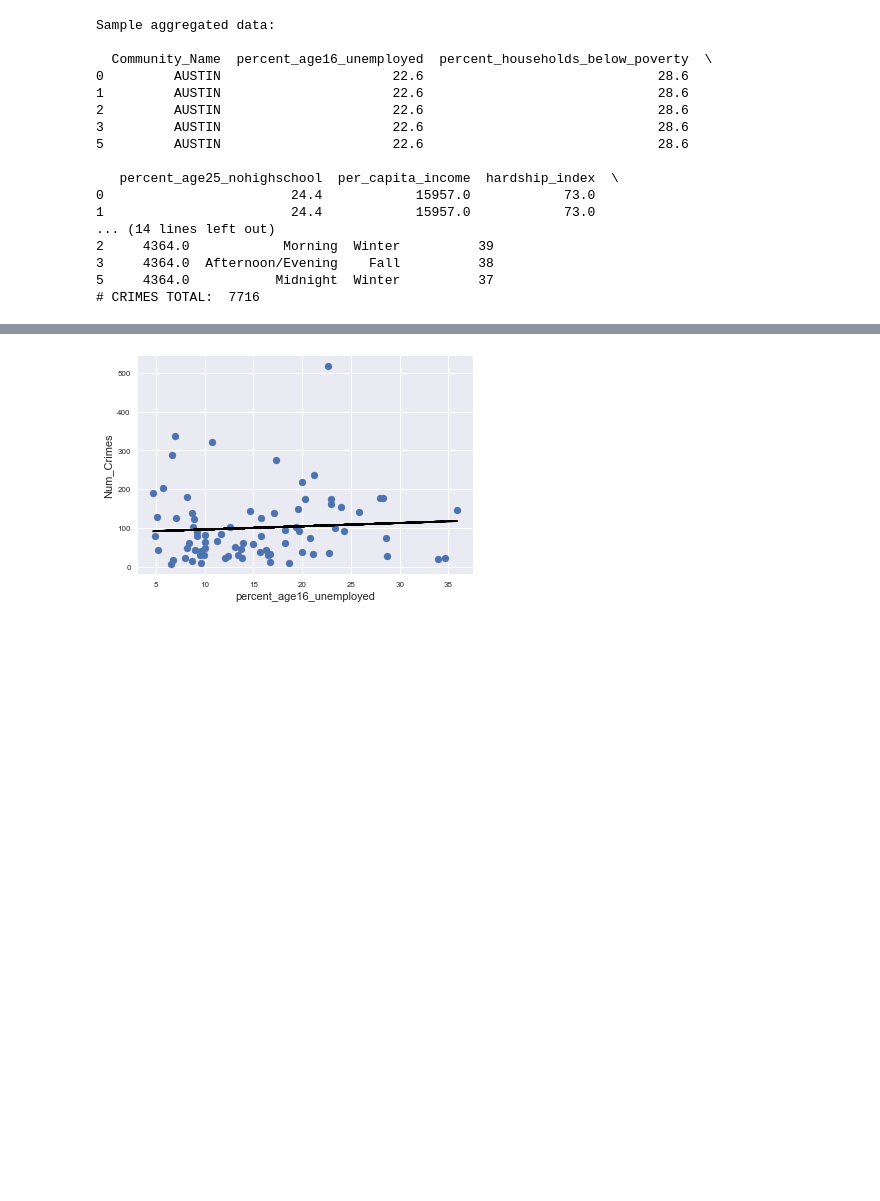
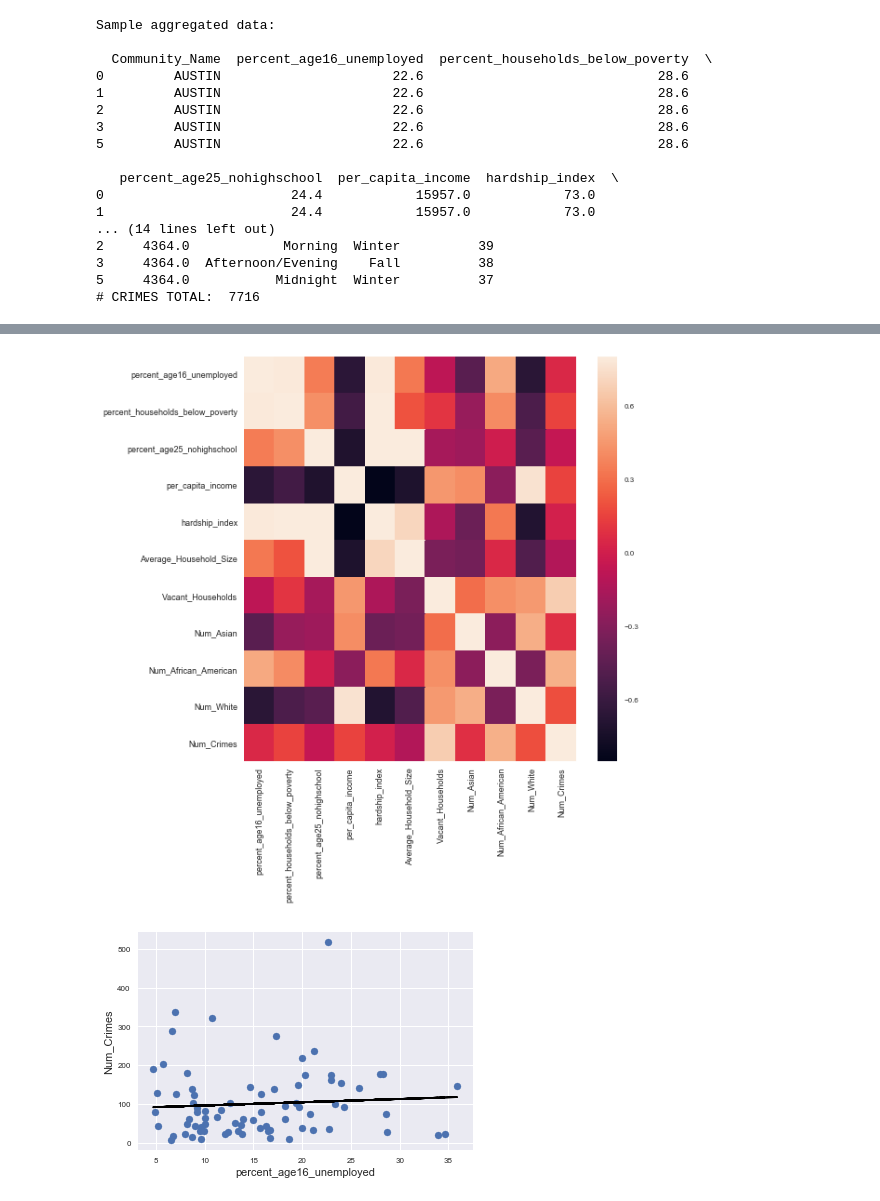
Before and after one commit to busybee333/conda, a Jupyter notebook: CrimeDataExtraction.ipynb, the cells around one changed output, grey strips where cells are left out. Drawn from its saved outputs; the diff is of its cells as text; code cells hidden in the pictures; blank space fills up the shorter version.

```diff
--- a/CrimeDataExtraction.ipynb
+++ b/CrimeDataExtraction.ipynb
@@ -251,13 +251,13 @@ Sample aggregated data:
 # CRIMES TOTAL:  7716
 # %%
 import seaborn as sns
-%matplotlib notebook
+%matplotlib inline
 
 corrmat = AggregatedDataframe.corr()
 fig = plt.figure(figsize = (8, 8))
 sns.set(font_scale=0.8)
 sns.heatmap(corrmat, vmax = 0.8)
-plt.yticks(rotation=0, fontsize=7)
-plt.xticks(rotation=90, fontsize=7)
+plt.yticks(rotation=0, fontsize=9)
+plt.xticks(rotation=90, fontsize=9)
 plt.show()
 # %% [output]
@@ -266,3 +264,4 @@ plt.show()
+[figure, added]
 # %%
 predictorColumns = DataframeToVisualize.columns
 %matplotlib inline
```
Also changed, not shown: parts of 9 cells of this notebook.
